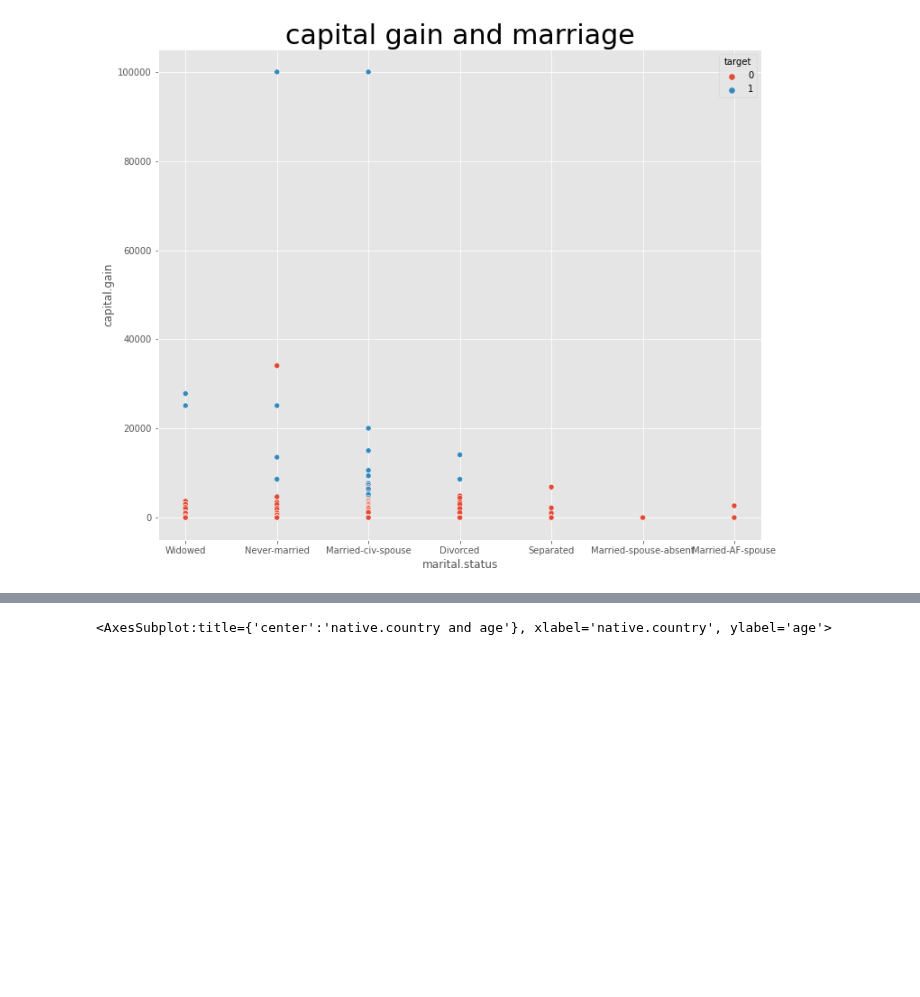
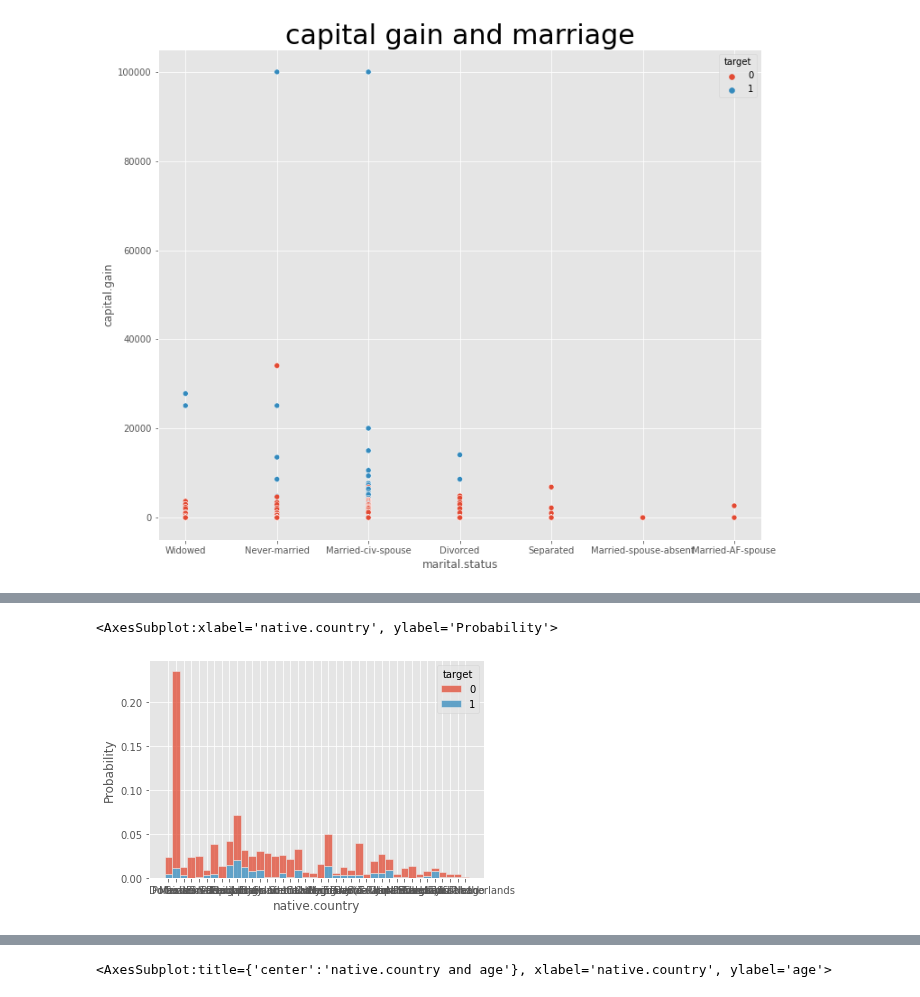
Before and after one commit to bub3690/dacon_study, a Jupyter notebook: income_prediction/EDA.ipynb, the cells around one changed output, grey strips where cells are left out. Cells and saved outputs as stored; diff of their text form; code cells hidden in the pictures; blank space fills up the shorter version.

```diff
--- a/income_prediction/EDA.ipynb
+++ b/income_prediction/EDA.ipynb
@@ -331,0 +389,7 @@ train.describe()
+# %%
+
+#모자이크 플롯
+sns.histplot(data=train[train['native.country']!='United-States'], x="native.country", hue="target", multiple="stack")
+# %% [output]
+<AxesSubplot:xlabel='native.country', ylabel='Probability'>
+[figure, added]
```
Also changed, not shown: parts of 31 cells of this notebook.
